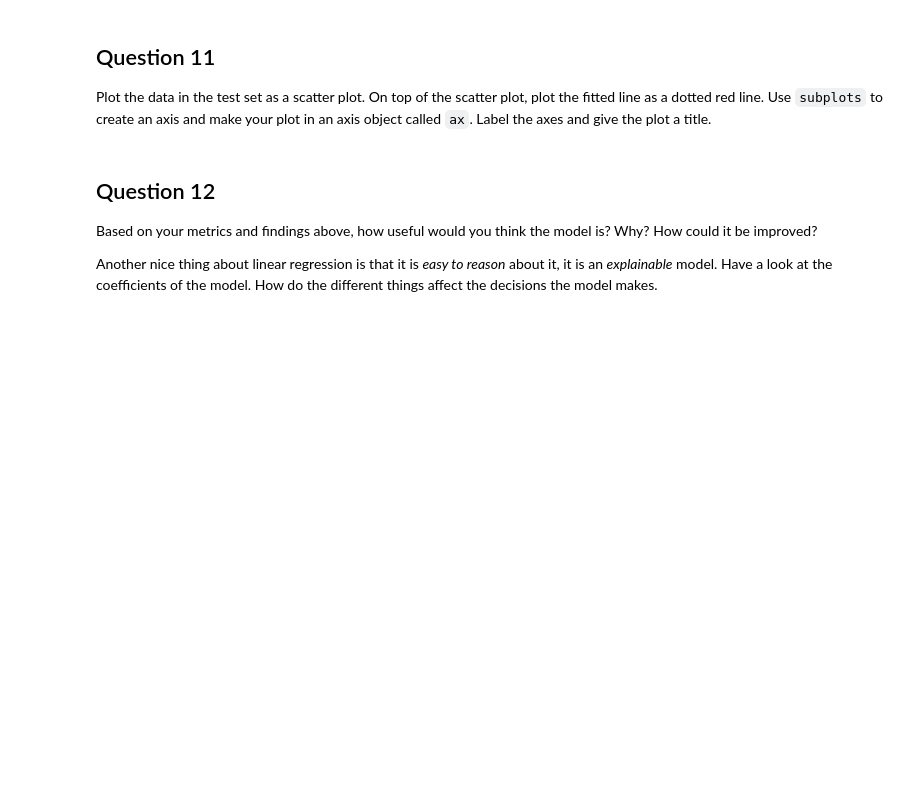
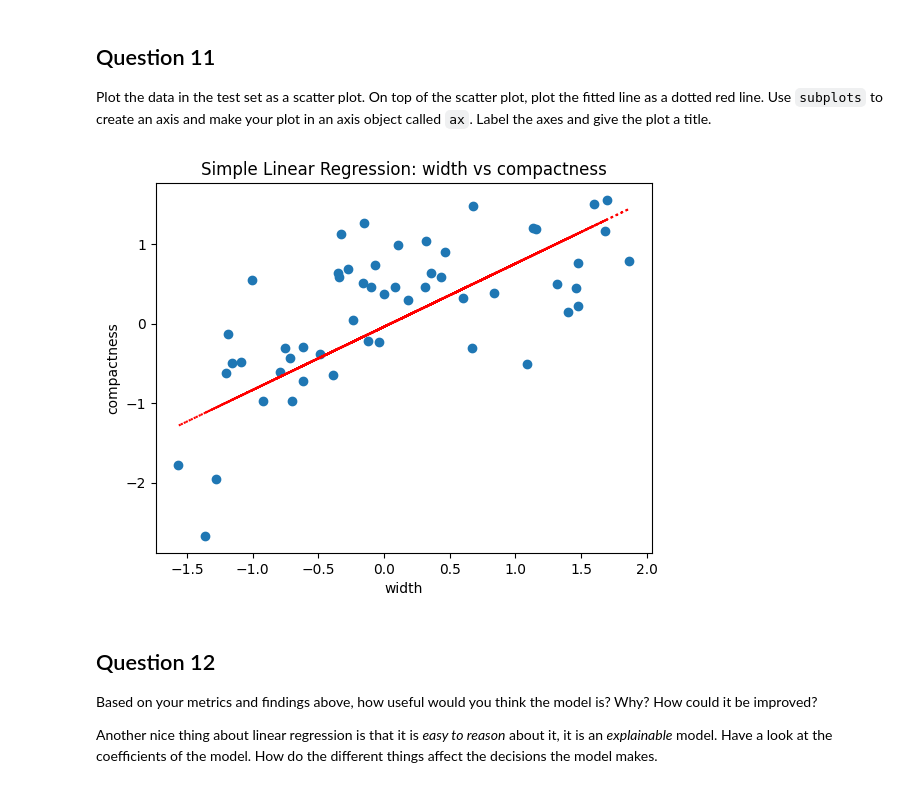
Before and after one commit to david-ferm00/data_science_and_ai, a Jupyter notebook: assignment_4/assignment4_template-1.ipynb, the cells around one changed output. Cells and saved outputs as stored; diff of their text form; code cells hidden in the pictures; blank space fills up the shorter version.

```diff
--- a/assignment_4/assignment4_template-1.ipynb
+++ b/assignment_4/assignment4_template-1.ipynb
@@ -610,7 +611,21 @@ Compute $R^2$ with respect to the training set and store the value as `r2`. Then
 # Do *not* remove the tag above
 # Write your code below
 
-slr = SimpleLinearRegression().fit(df_train[most_correlated_feature].to_numpy().reshape(-1,1), df_train["compactness"].to_numpy())
+X_ = df_train[most_correlated_feature].to_numpy().reshape(-1,1)
+y_ = df_train["compactness"].to_numpy()
+
+slr = SimpleLinearRegression().fit(X_, y_)
+y_pred_train = slr.predict(X_)
+
+r2 = 1-((np.sum(np.square(y_ - y_pred_train))) / (np.sum(np.square(y_ - np.mean(y_)))))
+
+X_test = df_test[most_correlated_feature].to_numpy().reshape(-1,1)
+y_test = df_test["compactness"].to_numpy()
+y_pred_test = slr.predict(X_test)
+
+rms = np.sqrt(np.sum(np.square(y_test - y_pred_test)) / y_pred_test.size)
+mae = np.sum(np.absolute(y_pred_test - y_test)) / y_test.size
+mape = (np.sum(np.absolute((y_test - y_pred_test) / y_test)) / y_test.size)
 # %% [markdown]
 ## Question 11
 
@@ -618,7 +633,18 @@ Plot the data in the test set as a scatter plot. On top of the scatter plot, plo
 # %%
 # Codegrade Tag Question11
 # Do *not* remove the tag above
 # Write your code below
+
+fig, ax = plt.subplots()
+ax.scatter(X_test, y_test)
+ax.plot(X_test, y_pred_test, color='red',  linestyle="dotted")
+ax.set_xlabel(most_correlated_feature)
+ax.set_ylabel("compactness")
+ax.set_title(f"Simple Linear Regression: {most_correlated_feature} vs compactness")
+
+plt.show()
+# %% [output]
+[figure, added]
 # %% [markdown]
 ## Question 12
 
```
Also changed, not shown: parts of 1 cell of this notebook.
